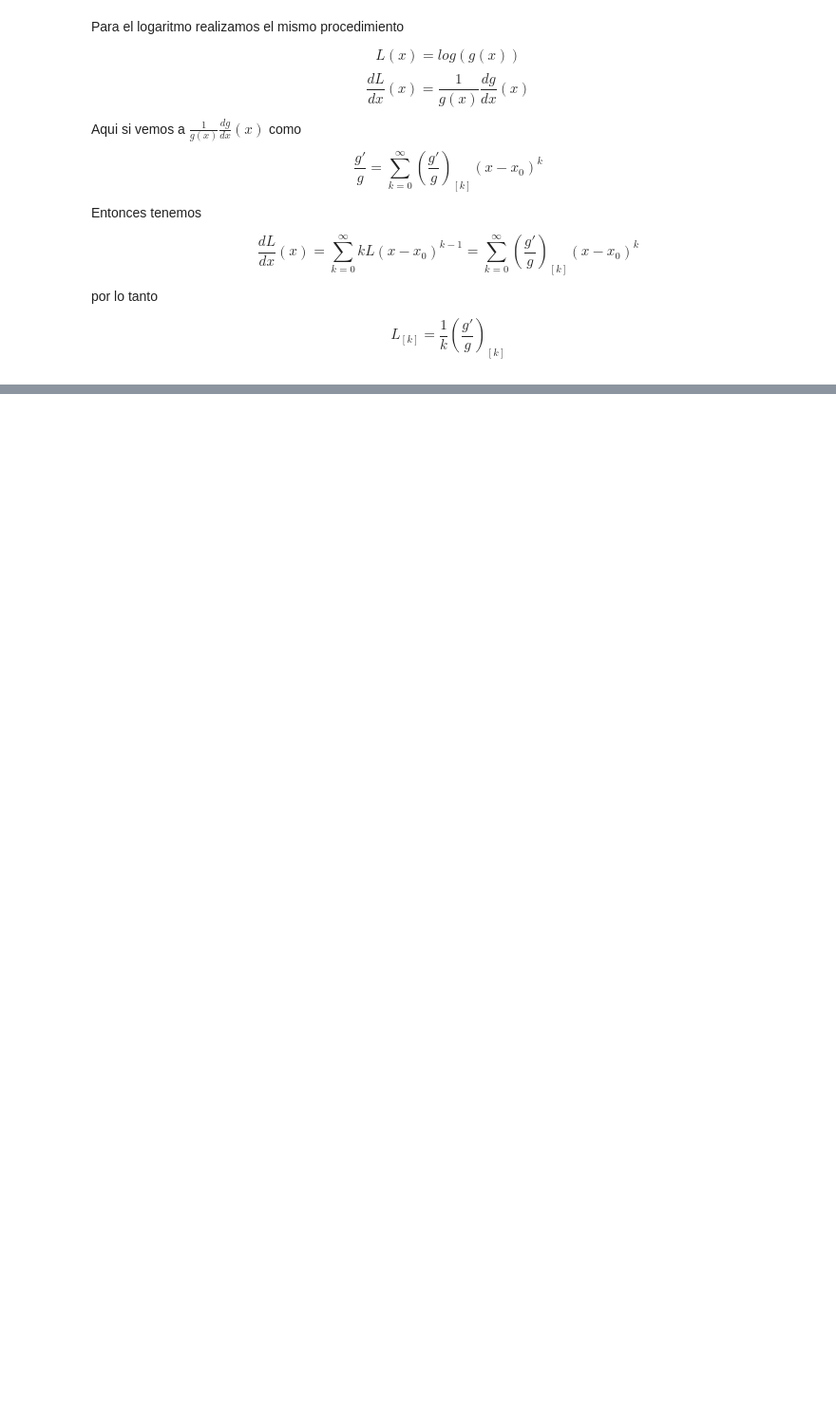
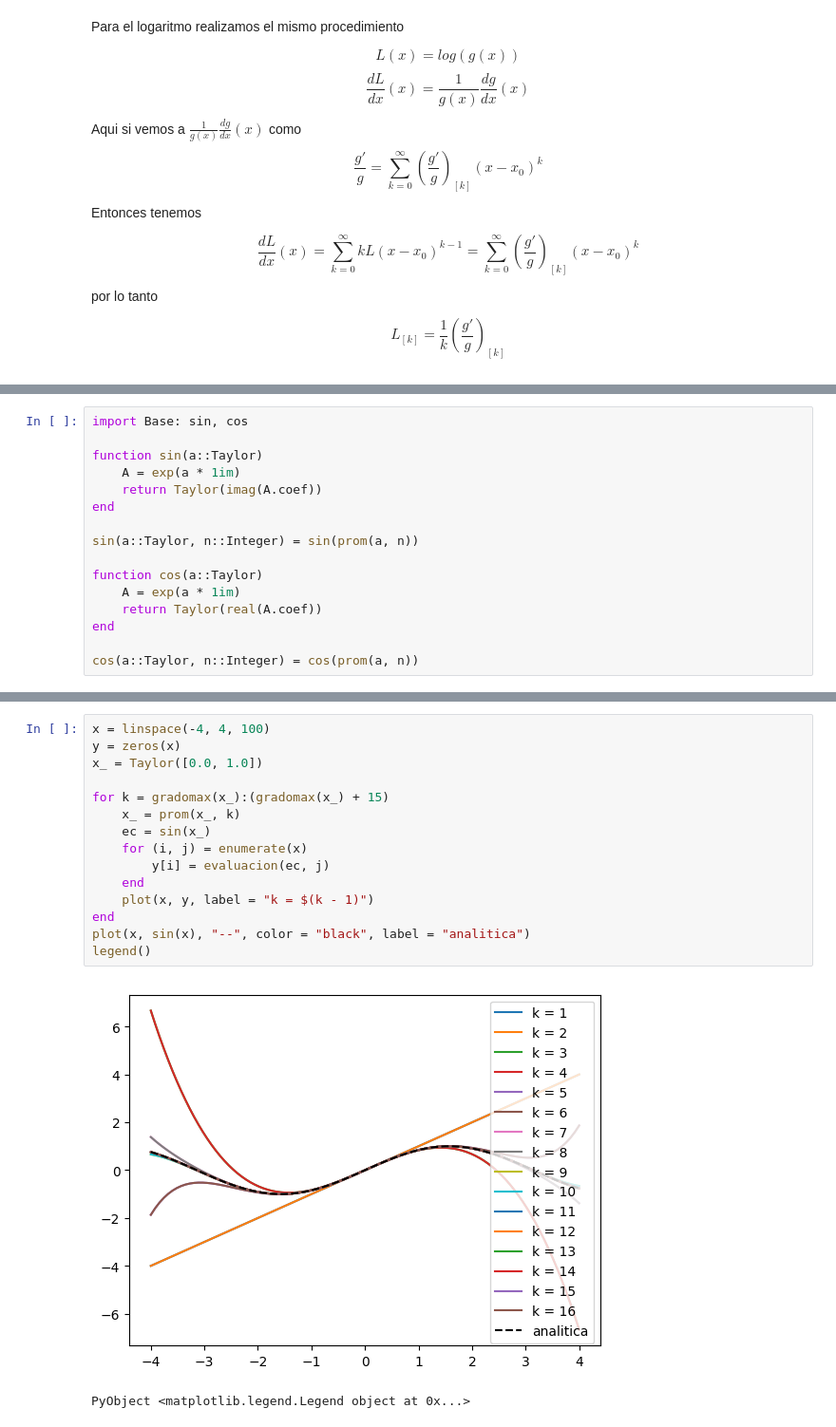
Before and after one commit to lbenet/2017-2_TSFisComputacional-1, a Jupyter notebook: tareas/Ruben/Tarea5.ipynb, the cells around one changed output, grey strips where cells are left out. Shown at 95% size. Cells and saved outputs as stored; diff of their text form; blank space fills up the shorter version.

```diff
--- a/tareas/Ruben/Tarea5.ipynb
+++ b/tareas/Ruben/Tarea5.ipynb
@@ -314,0 +328,16 @@ end
+# %%
+import Base: sin, cos
+
+function sin(a::Taylor)
+    A = exp(a * 1im)
+    return Taylor(imag(A.coef))
+end
+
+sin(a::Taylor, n::Integer) = sin(prom(a, n))
+
+function cos(a::Taylor)
+    A = exp(a * 1im)
+    return Taylor(real(A.coef))
+end
+
+cos(a::Taylor, n::Integer) = cos(prom(a, n))
@@ -314,0 +350,18 @@ end
+# %%
+x = linspace(-4, 4, 100)
+y = zeros(x)
+x_ = Taylor([0.0, 1.0])
+
+for k = gradomax(x_):(gradomax(x_) + 15)
+    x_ = prom(x_, k)
+    ec = sin(x_)
+    for (i, j) = enumerate(x)
+        y[i] = evaluacion(ec, j)
+    end
+    plot(x, y, label = "k = $(k - 1)")
+end
+plot(x, sin(x), "--", color = "black", label = "analitica")
+legend()
+# %% [output]
+[figure, added]
+PyObject <matplotlib.legend.Legend object at 0x...>
```
Also changed, not shown: parts of 11 cells of this notebook.
